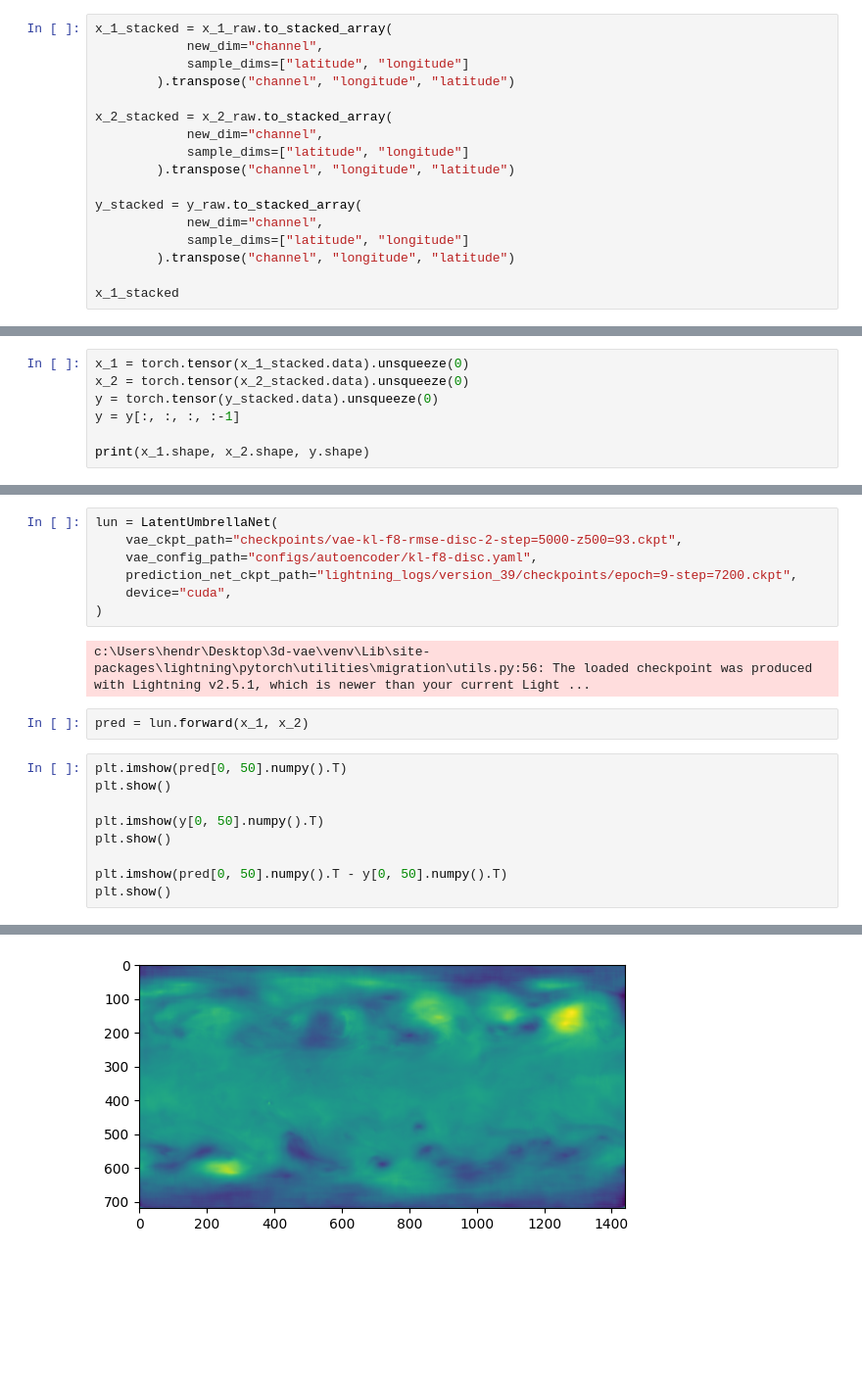
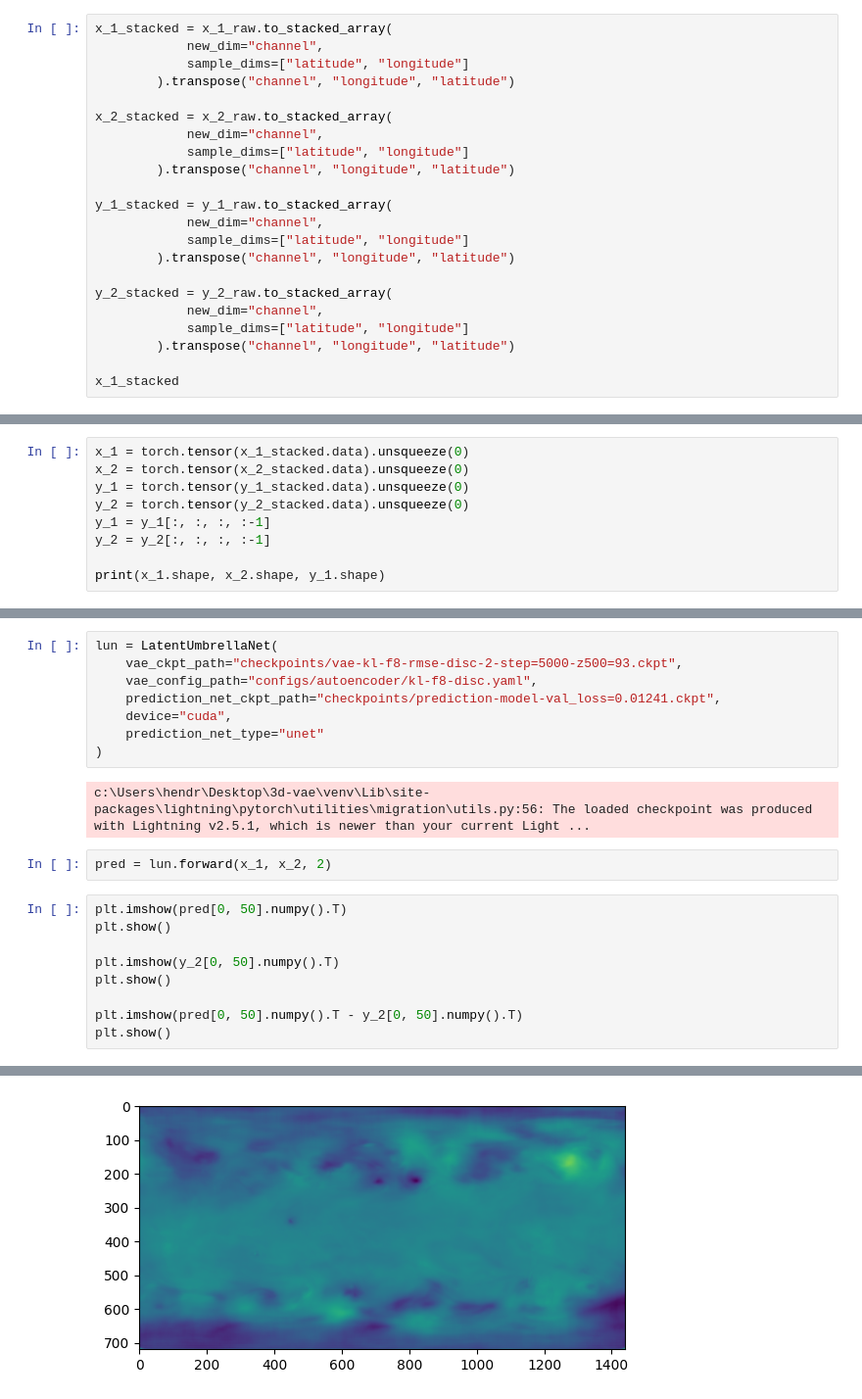
Before and after one commit to HendricSch/3d-vae, a Jupyter notebook: playground.ipynb, the cells around one changed output, grey strips where cells are left out. Shown at 98% size. Saved outputs shown, nothing was run; the diff lists cells and outputs as text; blank space fills up the shorter version.

```diff
--- a/playground.ipynb
+++ b/playground.ipynb
@@ -55,7 +55,12 @@ x_2_stacked = x_2_raw.to_stacked_array(
             sample_dims=["latitude", "longitude"]
         ).transpose("channel", "longitude", "latitude")
 
-y_stacked = y_raw.to_stacked_array(
+y_1_stacked = y_1_raw.to_stacked_array(
+            new_dim="channel",
+            sample_dims=["latitude", "longitude"]
+        ).transpose("channel", "longitude", "latitude")
+
+y_2_stacked = y_2_raw.to_stacked_array(
             new_dim="channel",
             sample_dims=["latitude", "longitude"]
         ).transpose("channel", "longitude", "latitude")
@@ -82,10 +87,12 @@ Attributes:
 # %%
 x_1 = torch.tensor(x_1_stacked.data).unsqueeze(0)
 x_2 = torch.tensor(x_2_stacked.data).unsqueeze(0)
-y = torch.tensor(y_stacked.data).unsqueeze(0)
-y = y[:, :, :, :-1]
+y_1 = torch.tensor(y_1_stacked.data).unsqueeze(0)
+y_2 = torch.tensor(y_2_stacked.data).unsqueeze(0)
+y_1 = y_1[:, :, :, :-1]
+y_2 = y_2[:, :, :, :-1]
 
-print(x_1.shape, x_2.shape, y.shape)
+print(x_1.shape, x_2.shape, y_1.shape)
 # %% [output]
 torch.Size([1, 69, 1440, 721]) torch.Size([1, 69, 1440, 721]) torch.Size([1, 69, 1440, 720])
 # %%
@@ -111,20 +122,21 @@ plt.show()
 lun = LatentUmbrellaNet(
     vae_ckpt_path="checkpoints/vae-kl-f8-rmse-disc-2-step=5000-z500=93.ckpt",
     vae_config_path="configs/autoencoder/kl-f8-disc.yaml",
-    prediction_net_ckpt_path="lightning_logs/version_39/checkpoints/epoch=9-step=7200.ckpt",
+    prediction_net_ckpt_path="checkpoints/prediction-model-val_loss=0.01241.ckpt",
     device="cuda",
+    prediction_net_type="unet"
 )
 # %% [output]
 c:\Users\hendr\Desktop\3d-vae\venv\Lib\site-packages\lightning\pytorch\utilities\migration\utils.py:56: The loaded checkpoint was produced with Lightning v2.5.1, which is newer than your current Light ...
 # %%
-pred = lun.forward(x_1, x_2)
+pred = lun.forward(x_1, x_2, 2)
 # %%
 plt.imshow(pred[0, 50].numpy().T)
 plt.show()
 
-plt.imshow(y[0, 50].numpy().T)
+plt.imshow(y_2[0, 50].numpy().T)
 plt.show()
 
-plt.imshow(pred[0, 50].numpy().T - y[0, 50].numpy().T)
+plt.imshow(pred[0, 50].numpy().T - y_2[0, 50].numpy().T)
 plt.show()
 # %% [output]
@@ -133,3 +145,3 @@ plt.show()
-[figure, old version]
+[figure, new version]
 # %%
 wrmse = WeightedRMSE(num_latitudes=720)
```
Also changed, not shown: parts of 5 cells of this notebook, 16 other files.
